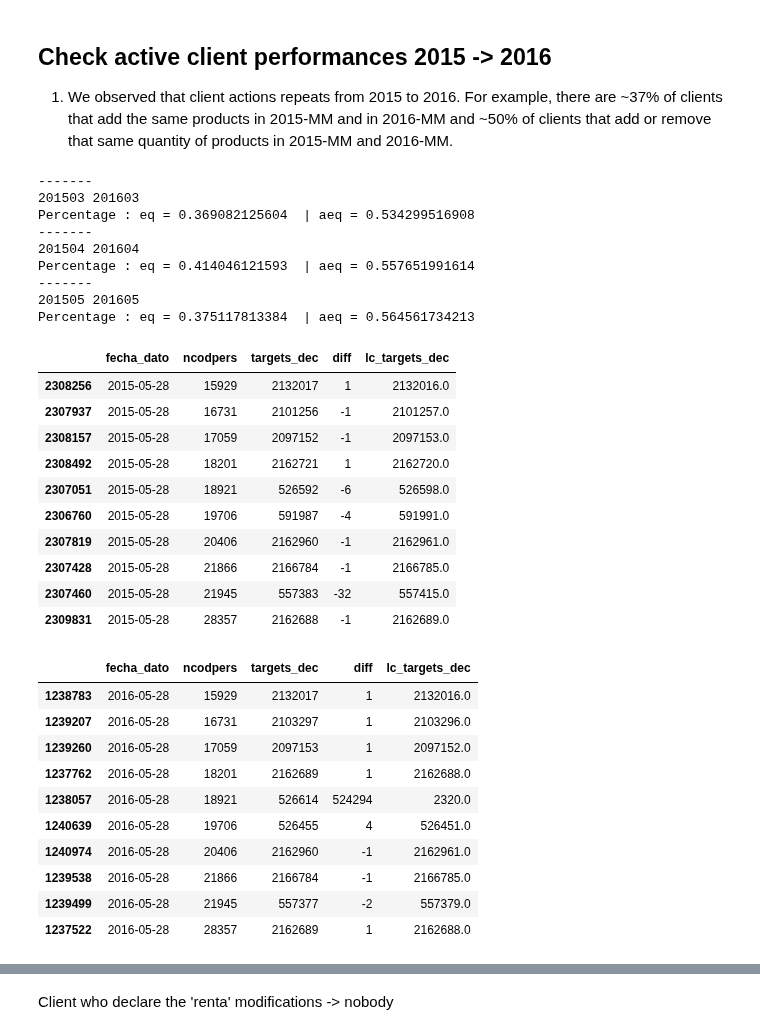
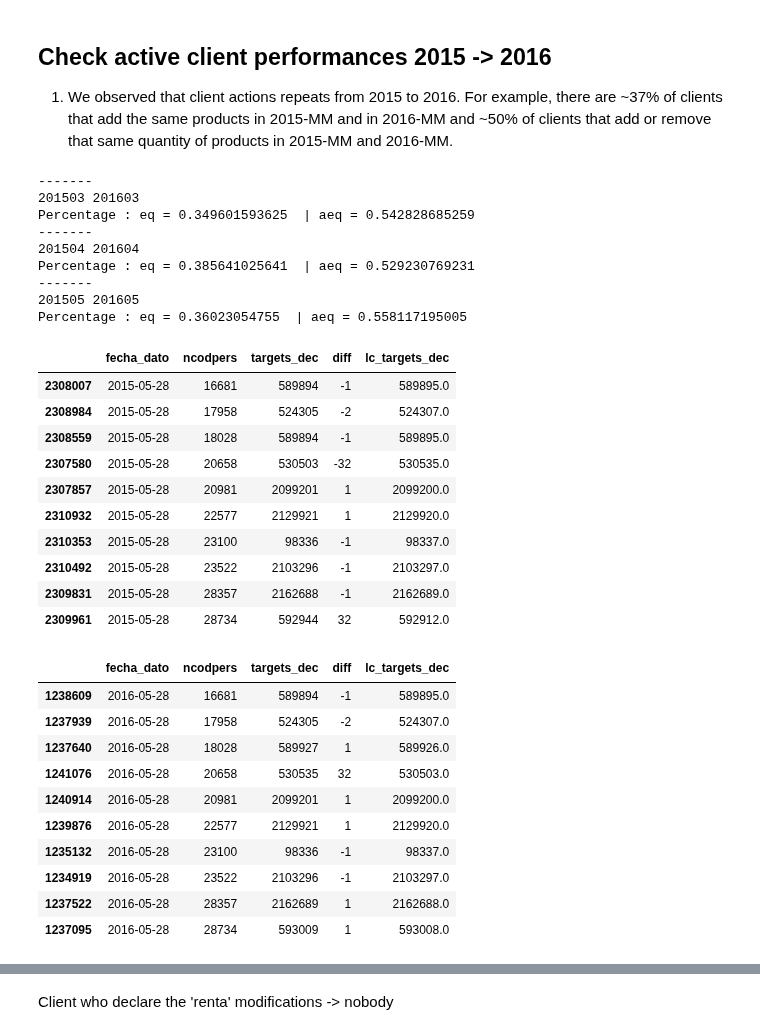
Before and after one commit to vfdev-5/SPR, a Jupyter notebook: keras/NN_predictions_2_CV_active_clients2.ipynb, the cells around one changed output, grey strips where cells are left out. Saved outputs shown, nothing was run; the diff lists cells and outputs as text; code cells hidden in the pictures.

```diff
--- a/keras/NN_predictions_2_CV_active_clients2.ipynb
+++ b/keras/NN_predictions_2_CV_active_clients2.ipynb
@@ -109,6 +159,18 @@ print val_df.shape, val_df.columns
 ## Check active client performances 2015 -> 2016
 
 1) We observed that client actions repeats from 2015 to 2016. For example, there are ~37% of clients that add the same products in 2015-MM and in 2016-MM and ~50% of clients that add or remove that same quantity of products in 2015-MM and 2016-MM.
+# %%
+def get_common_clients(df1, mask1, mask2, df2=None):
+    active_clients1 = df1[mask1]['ncodpers'].unique()
+    if df2 is not None:
+        active_clients2 = df2[mask2]['ncodpers'].unique()
+    else:
+        active_clients2 = df1[mask2]['ncodpers'].unique()
+    active_clients = list(set(active_clients1) & set(active_clients2))
+
+    if df2 is not None:
+        return df1['ncodpers'].isin(active_clients), df2['ncodpers'].isin(active_clients)
+    return df1['ncodpers'].isin(active_clients)
 # %%
 months_ym_map = {}
 months = list(set(train_df['fecha_dato'].unique()) | set(val_df['fecha_dato'].unique()))
@@ -116,6 +178,7 @@ for m in months:
     months_ym_map[to_yearmonth(m)] = m
 # %%
 yms = [201503, 201504, 201505]
+#yms = [201505]
 
 train_months = train_df['fecha_dato'].unique()
 val_months = val_df['fecha_dato'].unique()
@@ -127,18 +190,15 @@ for ym in yms:
 
     mask1 = (~df1['diff'].isnull()) & (df1['diff'] != 0.0)
     tmask1 = df1['fecha_dato'] == months_ym_map[ym]
-    active_clients1 = df1[tmask1 & mask1]['ncodpers'].unique()
-
     mask2 = (~df2['diff'].isnull()) & (df2['diff'] != 0.0)
     tmask2 = df2['fecha_dato'] == months_ym_map[ym1]
-    active_clients2 = df2[tmask2 & mask2]['ncodpers'].unique()
 
-    active_clients = list(set(active_clients1) & set(active_clients2))
+    active_clients_mask1, active_clients_mask2  = get_common_clients(df1, tmask1 & mask1, tmask2 & mask2, df2)
 
-    mask1 &= df1['ncodpers'].isin(active_clients)
+    mask1 &= active_clients_mask1
     t1 = df1[tmask1 & mask1].sort_values(['ncodpers', 'fecha_dato'])[['fecha_dato', 'ncodpers', 'targets_dec', 'diff', 'lc_targets_dec']]
 
-    mask2 &= df2['ncodpers'].isin(active_clients)
+    mask2 &= active_clients_mask2
     t2 = df2[tmask2 & mask2].sort_values(['ncodpers', 'fecha_dato'])[['fecha_dato', 'ncodpers', 'targets_dec', 'diff', 'lc_targets_dec']]
 
     print "-------"
@@ -150,55 +210,53 @@ for ym in yms:
 # %% [output]
 -------
 201503 201603
-Percentage : eq = 0.369082125604  | aeq = 0.534299516908
+Percentage : eq = 0.349601593625  | aeq = 0.542828685259
 -------
 201504 201604
-Percentage : eq = 0.414046121593  | aeq = 0.557651991614
+Percentage : eq = 0.385641025641  | aeq = 0.529230769231
 -------
 201505 201605
-Percentage : eq = 0.375117813384  | aeq = 0.564561734213
+Percentage : eq = 0.36023054755  | aeq = 0.558117195005
 # %%
 mask1 = (~train_df['diff'].isnull()) & (train_df['diff'] != 0.0)
 tmask1 = train_df['fecha_dato'] == '2015-05-28'
-train_active_clients = train_df[tmask1 & mask1]['ncodpers'].unique()
 
 mask2 = (~val_df['diff'].isnull()) & (val_df['diff'] != 0.0)
 tmask2 = val_df['fecha_dato'] == '2016-05-28'
-val_active_clients = val_df[tmask2 & mask2]['ncodpers'].unique()
 
-active_clients = list(set(train_active_clients) & set(val_active_clients))
+active_clients_mask1, active_clients_mask2  = get_common_clients(train_df, tmask1 & mask1, tmask2 & mask2, val_df)
 # %%
-mask1 &= train_df['ncodpers'].isin(active_clients)
+mask1 &= active_clients_mask1
 t1 = train_df[tmask1 & mask1].sort_values(['ncodpers', 'fecha_dato'])[['fecha_dato', 'ncodpers', 'targets_dec', 'diff', 'lc_targets_dec']]
 t1.head(10)
 # %% [output]
 |  | fecha_dato | ncodpers | targets_dec | diff | lc_targets_dec |
-| 2308256 | 2015-05-28 | 15929 | 2132017 | 1 | 2132016.0 |
-| 2307937 | 2015-05-28 | 16731 | 2101256 | -1 | 2101257.0 |
-| 2308157 | 2015-05-28 | 17059 | 2097152 | -1 | 2097153.0 |
-| 2308492 | 2015-05-28 | 18201 | 2162721 | 1 | 2162720.0 |
-| 2307051 | 2015-05-28 | 18921 | 526592 | -6 | 526598.0 |
-| 2306760 | 2015-05-28 | 19706 | 591987 | -4 | 591991.0 |
-| 2307819 | 2015-05-28 | 20406 | 2162960 | -1 | 2162961.0 |
-| 2307428 | 2015-05-28 | 21866 | 2166784 | -1 | 2166785.0 |
-| 2307460 | 2015-05-28 | 21945 | 557383 | -32 | 557415.0 |
+| 2308007 | 2015-05-28 | 16681 | 589894 | -1 | 589895.0 |
+| 2308984 | 2015-05-28 | 17958 | 524305 | -2 | 524307.0 |
+| 2308559 | 2015-05-28 | 18028 | 589894 | -1 | 589895.0 |
+| 2307580 | 2015-05-28 | 20658 | 530503 | -32 | 530535.0 |
+| 2307857 | 2015-05-28 | 20981 | 2099201 | 1 | 2099200.0 |
+| 2310932 | 2015-05-28 | 22577 | 2129921 | 1 | 2129920.0 |
+| 2310353 | 2015-05-28 | 23100 | 98336 | -1 | 98337.0 |
+| 2310492 | 2015-05-28 | 23522 | 2103296 | -1 | 2103297.0 |
 | 2309831 | 2015-05-28 | 28357 | 2162688 | -1 | 2162689.0 |
+| 2309961 | 2015-05-28 | 28734 | 592944 | 32 | 592912.0 |
 # %%
-mask2 &= val_df['ncodpers'].isin(active_clients)
+mask2 &= active_clients_mask2
 t2 = val_df[tmask2 & mask2].sort_values(['ncodpers', 'fecha_dato'])[['fecha_dato', 'ncodpers', 'targets_dec', 'diff', 'lc_targets_dec']]
 t2.head(10)
 # %% [output]
 |  | fecha_dato | ncodpers | targets_dec | diff | lc_targets_dec |
-| 1238783 | 2016-05-28 | 15929 | 2132017 | 1 | 2132016.0 |
-| 1239207 | 2016-05-28 | 16731 | 2103297 | 1 | 2103296.0 |
-| 1239260 | 2016-05-28 | 17059 | 2097153 | 1 | 2097152.0 |
-| 1237762 | 2016-05-28 | 18201 | 2162689 | 1 | 2162688.0 |
-| 1238057 | 2016-05-28 | 18921 | 526614 | 524294 | 2320.0 |
-| 1240639 | 2016-05-28 | 19706 | 526455 | 4 | 526451.0 |
-| 1240974 | 2016-05-28 | 20406 | 2162960 | -1 | 2162961.0 |
-| 1239538 | 2016-05-28 | 21866 | 2166784 | -1 | 2166785.0 |
-| 1239499 | 2016-05-28 | 21945 | 557377 | -2 | 557379.0 |
+| 1238609 | 2016-05-28 | 16681 | 589894 | -1 | 589895.0 |
+| 1237939 | 2016-05-28 | 17958 | 524305 | -2 | 524307.0 |
+| 1237640 | 2016-05-28 | 18028 | 589927 | 1 | 589926.0 |
+| 1241076 | 2016-05-28 | 20658 | 530535 | 32 | 530503.0 |
+| 1240914 | 2016-05-28 | 20981 | 2099201 | 1 | 2099200.0 |
+| 1239876 | 2016-05-28 | 22577 | 2129921 | 1 | 2129920.0 |
+| 1235132 | 2016-05-28 | 23100 | 98336 | -1 | 98337.0 |
+| 1234919 | 2016-05-28 | 23522 | 2103296 | -1 | 2103297.0 |
 | 1237522 | 2016-05-28 | 28357 | 2162689 | 1 | 2162688.0 |
+| 1237095 | 2016-05-28 | 28734 | 593009 | 1 | 593008.0 |
 # %%
 total = t1['diff'].shape[0]
 eq = (t1['diff'].values == t2['diff'].values).sum()
```
Also changed, not shown: parts of 41 cells of this notebook, 3 other files.
